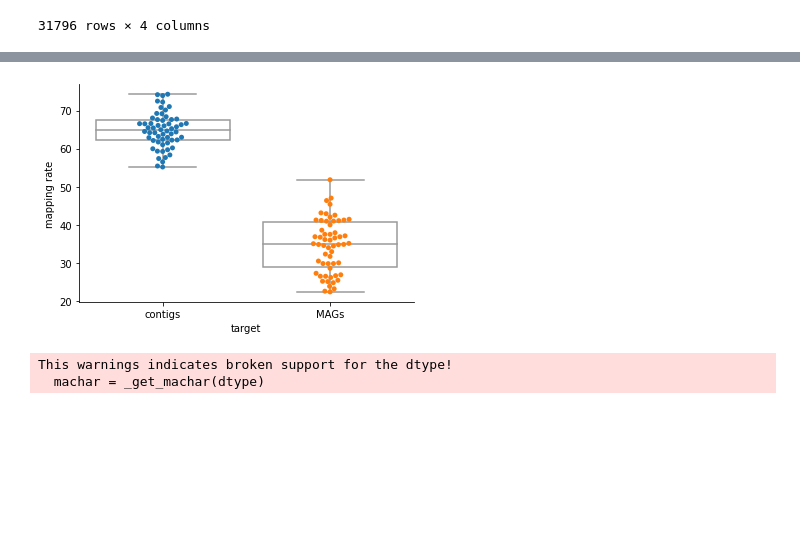
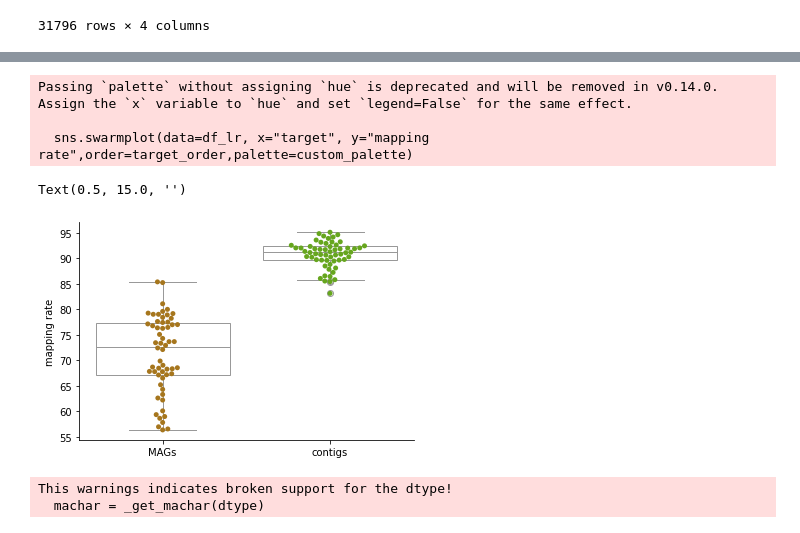
Before and after one commit to BigDataBiology/Duan2026_urban_soil, a Jupyter notebook: analysis/analysis.ipynb, the cells around one changed output, grey strips where cells are left out. Saved outputs shown, nothing was run; the diff lists cells and outputs as text; code cells hidden in the pictures; blank space fills up the shorter version.

```diff
--- a/analysis/analysis.ipynb
+++ b/analysis/analysis.ipynb
@@ -738,11 +868,22 @@ df
 # %%
+df_lr = df[df['type']=='lr']
+target_order = ['MAGs', 'contigs']
+custom_palette = {
+    'MAGs': '#a6761d',
+    'contigs': '#66a61e',
+}
 fig, ax = plt.subplots()
-ax=sns.boxplot(data=df, x="target", y="mapping rate",color='white')
-sns.swarmplot(data=df, x="target", y="mapping rate")
+ax=sns.boxplot(data=df_lr, x="target", y="mapping rate",color='white',order=target_order)
+sns.swarmplot(data=df_lr, x="target", y="mapping rate",order=target_order,palette=custom_palette)
 ax.spines['right'].set_visible(False)
 ax.spines['top'].set_visible(False)
+ax.set_xlabel('')
 # %% [output]
+Passing `palette` without assigning `hue` is deprecated and will be removed in v0.14.0. Assign the `x` variable to `hue` and set `legend=False` for the same effect.
+
+  sns.swarmplot(data=df_lr, x="target", y="mapping rate",order=target_order,palette=custom_palette)
+Text(0.5, 15.0, '')
-[figure, old version]
+[figure, new version]
 # %%
 from skbio.diversity import beta_diversity
 from skbio.diversity import alpha_diversity
```
Also changed, not shown: parts of 22 cells of this notebook, 15 other files.
